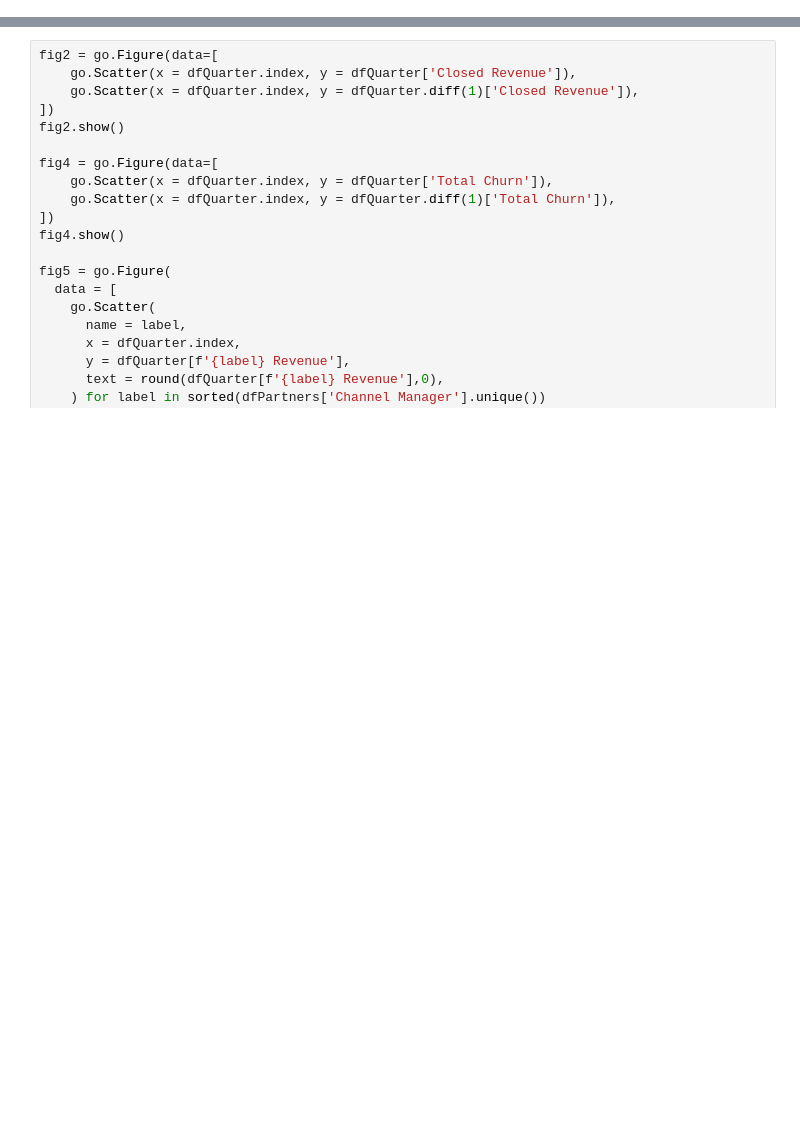
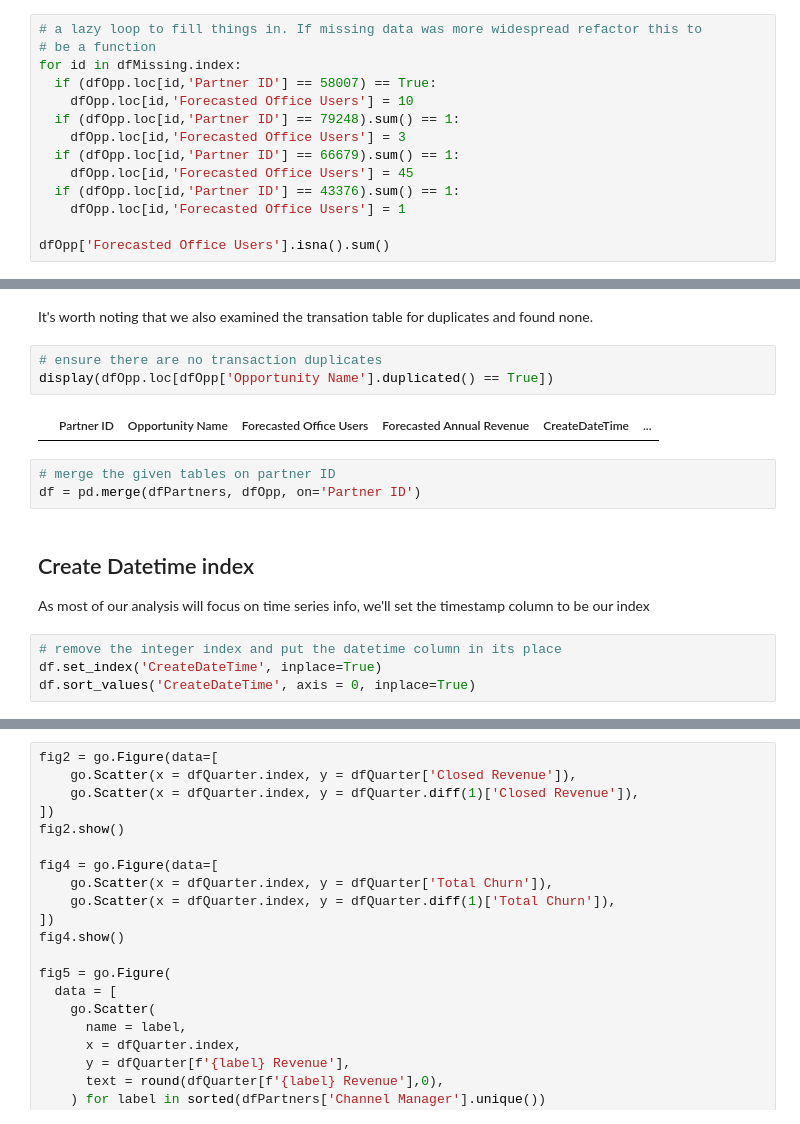
Before and after one commit to minthammock-development/Technical-Assignments, a Jupyter notebook: RingCentral/RingCentral_Workbook.ipynb, the cells around one changed output, grey strips where cells are left out. Drawn from its saved outputs; the diff is of its cells as text; blank space fills up the shorter version.

```diff
--- a/RingCentral/RingCentral_Workbook.ipynb
+++ b/RingCentral/RingCentral_Workbook.ipynb
@@ -422,0 +198,14 @@ fig3.show()
+# %%
+# a lazy loop to fill things in. If missing data was more widespread refactor this to
+# be a function
+for id in dfMissing.index:
+  if (dfOpp.loc[id,'Partner ID'] == 58007) == True:
+    dfOpp.loc[id,'Forecasted Office Users'] = 10
+  if (dfOpp.loc[id,'Partner ID'] == 79248).sum() == 1:
+    dfOpp.loc[id,'Forecasted Office Users'] = 3
+  if (dfOpp.loc[id,'Partner ID'] == 66679).sum() == 1:
+    dfOpp.loc[id,'Forecasted Office Users'] = 45
+  if (dfOpp.loc[id,'Partner ID'] == 43376).sum() == 1:
+    dfOpp.loc[id,'Forecasted Office Users'] = 1
+
+dfOpp['Forecasted Office Users'].isna().sum()
@@ -422,0 +257,18 @@ fig3.show()
+# %% [markdown]
+It's worth noting that we also examined the transation table for duplicates and found none.
+# %%
+# ensure there are no transaction duplicates
+display(dfOpp.loc[dfOpp['Opportunity Name'].duplicated() == True])
+# %% [output]
+|  | Partner ID | Opportunity Name | Forecasted Office Users | Forecasted Annual Revenue | CreateDateTime | ... |
+# %%
+# merge the given tables on partner ID
+df = pd.merge(dfPartners, dfOpp, on='Partner ID')
+# %% [markdown]
+## Create Datetime index
+
+As most of our analysis will focus on time series info, we'll set the timestamp column to be our index
+# %%
+# remove the integer index and put the datetime column in its place
+df.set_index('CreateDateTime', inplace=True)
+df.sort_values('CreateDateTime', axis = 0, inplace=True)
```
Also changed, not shown: parts of 69 cells of this notebook, 2 other files.
